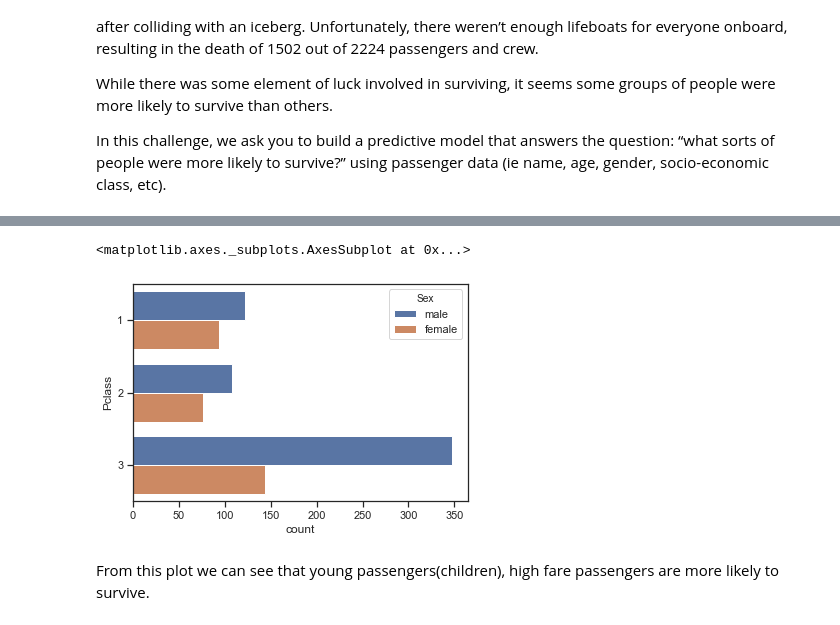
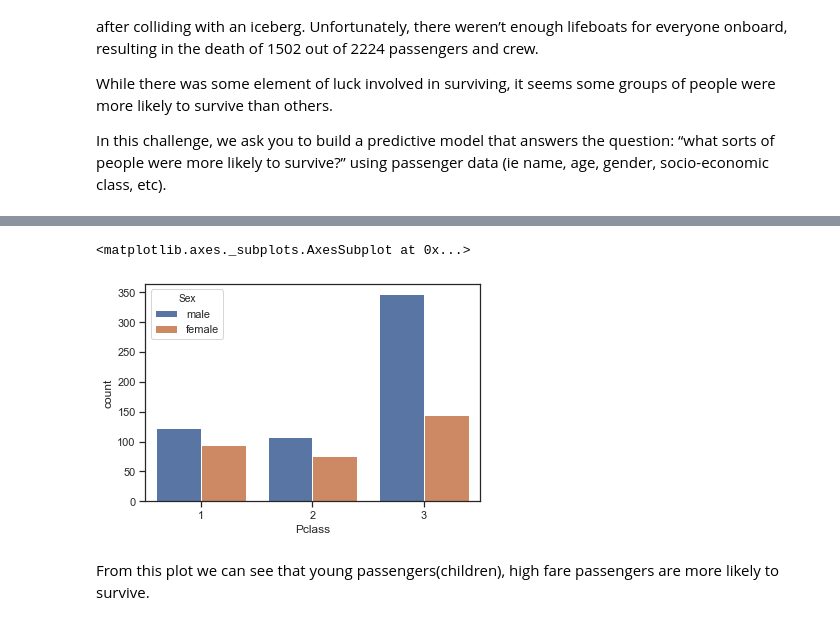
Before and after one commit to andychenns/Titanic-Survival-Prediction, a Jupyter notebook: Titanic Survival Prediction.ipynb, the cells around one changed output, grey strips where cells are left out. Cells and saved outputs as stored; diff of their text form; code cells hidden in the pictures.

```diff
--- a/Titanic Survival Prediction.ipynb
+++ b/Titanic Survival Prediction.ipynb
@@ -32,4 +61,4 @@ titanic.head(5)
 # %%
-titanic['Age']=titanic['Age'].astype(float)
-sns.boxplot(x="Survived", y="Age", data=titanic);
+#
+sns.catplot(x="Survived", y="Age", hue="Sex", kind="swarm", data=titanic)
 # %% [output]
@@ -37,7 +77,7 @@ sns.boxplot(x="Survived", y="Age", data=titanic);
 # %%
-sns.countplot( y="Pclass", hue="Sex", data=titanic)
+sns.countplot( x="Pclass", hue="Sex", data=titanic)
 # %% [output]
 <matplotlib.axes._subplots.AxesSubplot at 0x...>
-[figure, old version]
+[figure, new version]
 # %% [markdown]
 From this plot we can see that young passengers(children), high fare passengers are more likely to survive.
```
Also changed, not shown: parts of 11 cells of this notebook.
